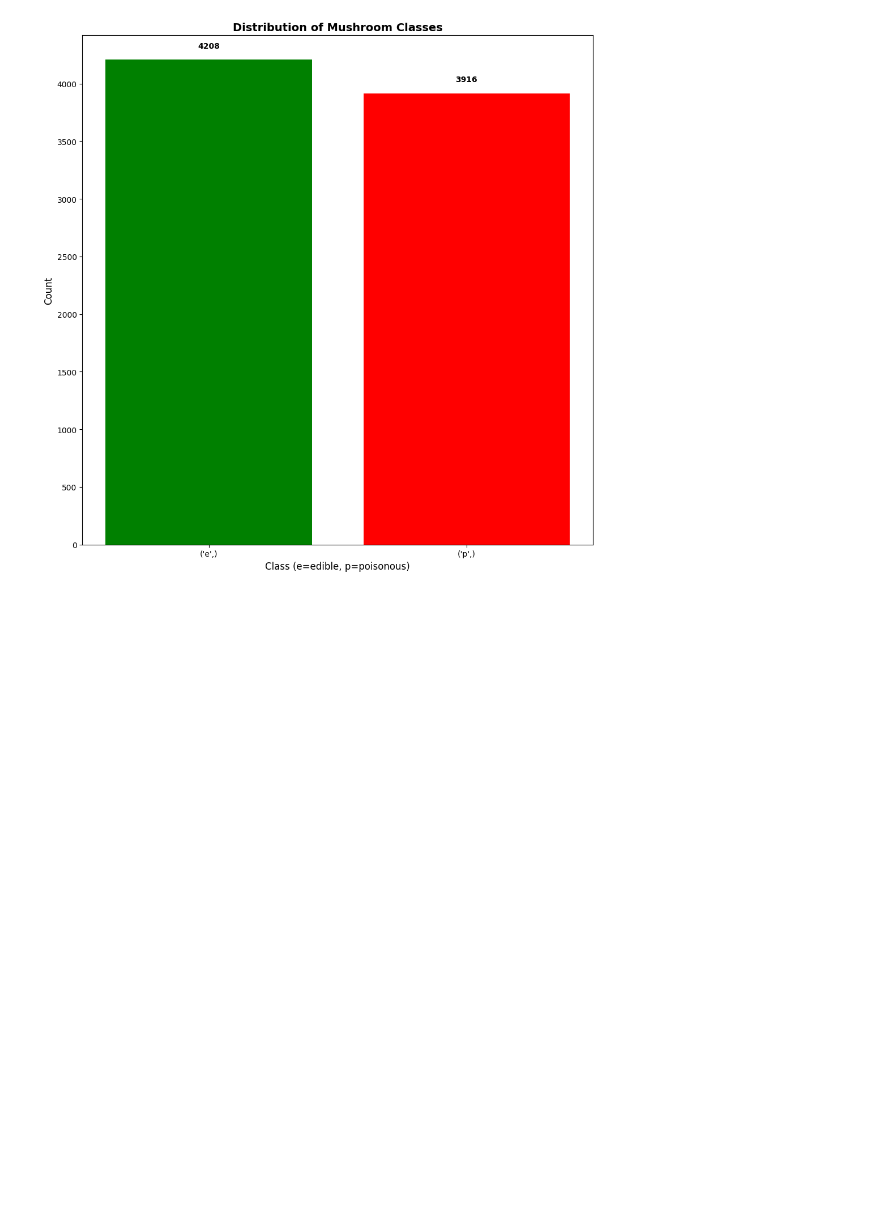
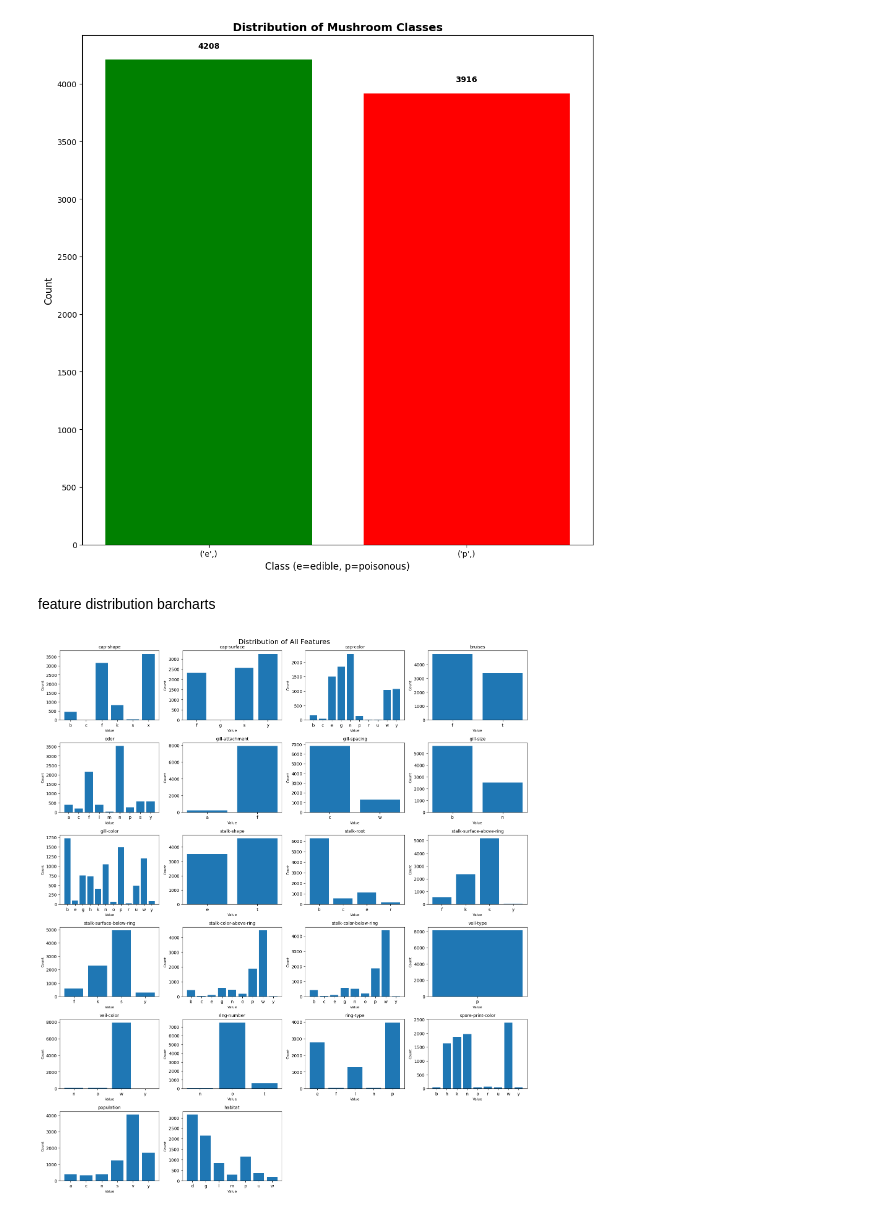
Before and after one commit to Atkiya/Atkiya_ML, a Jupyter notebook: Lab/Lab1.ipynb, the cells around one changed output. Cells and saved outputs as stored; diff of their text form; code cells hidden in the pictures; blank space fills up the shorter version.

Commit message:
Feature distribution barcharts

```diff
--- a/Lab/Lab1.ipynb
+++ b/Lab/Lab1.ipynb
@@ -166,3 +166,26 @@ plt.tight_layout()
 plt.show()
 # %% [output]
 [figure]
+# %% [markdown]
+feature distribution barcharts
+# %%
+fig, axes = plt.subplots(6, 4, figsize=(16, 18))
+axes = axes.ravel()
+
+for idx, col in enumerate(X.columns):
+    if idx < len(axes):
+        value_counts = X[col].value_counts().sort_index()
+        axes[idx].bar(value_counts.index, value_counts.values, alpha=1)
+        axes[idx].set_title(f'{col}', fontsize=10)
+        axes[idx].set_xlabel('Value', fontsize=8)
+        axes[idx].set_ylabel('Count', fontsize=8)
+        axes[idx].tick_params(labelsize=10)
+
+for idx in range(len(X.columns), len(axes)):
+    axes[idx].set_visible(False)
+
+plt.tight_layout()
+plt.suptitle('Distribution of All Features', fontsize=16, y=1.002)
+plt.show()
+# %% [output]
+[figure, added]
```
